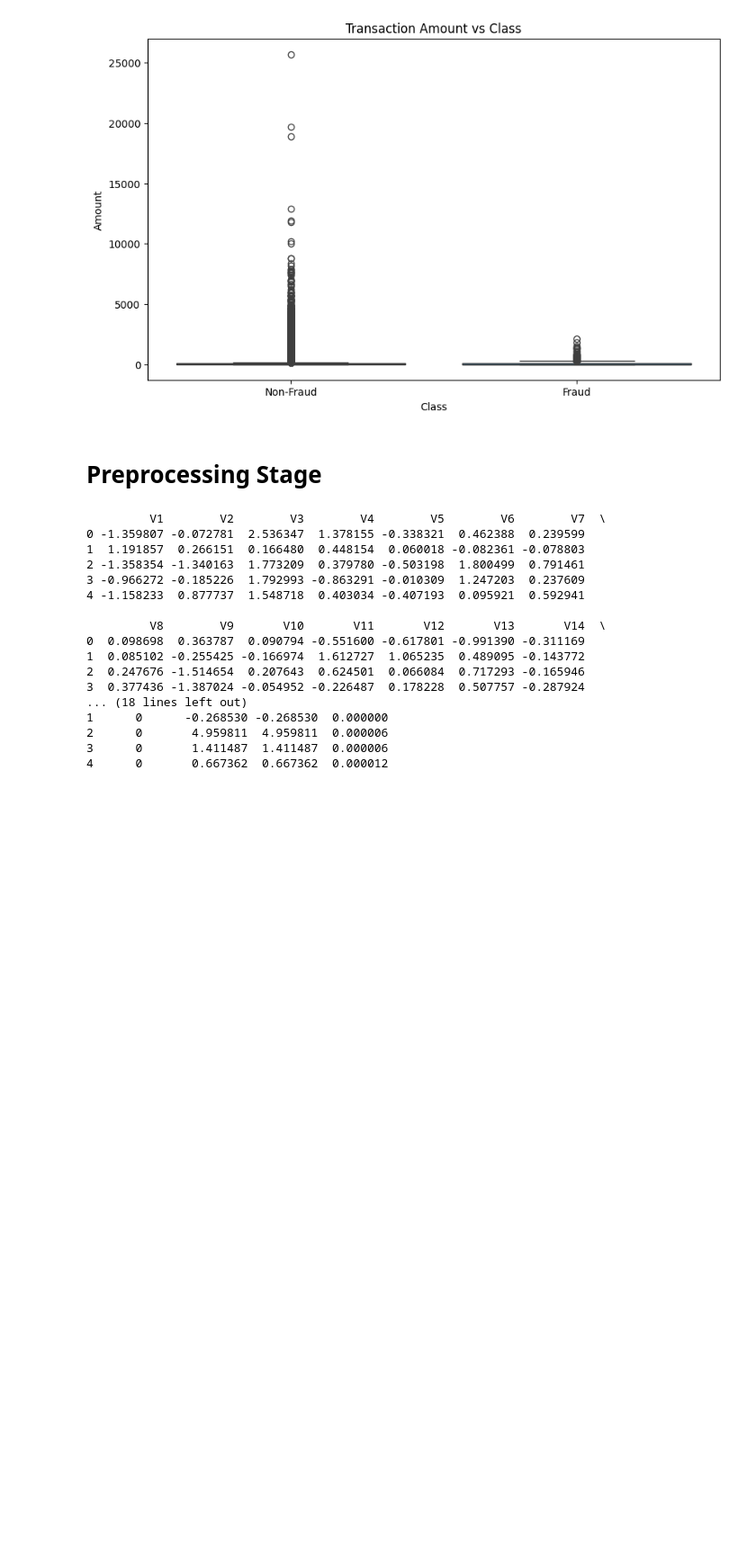
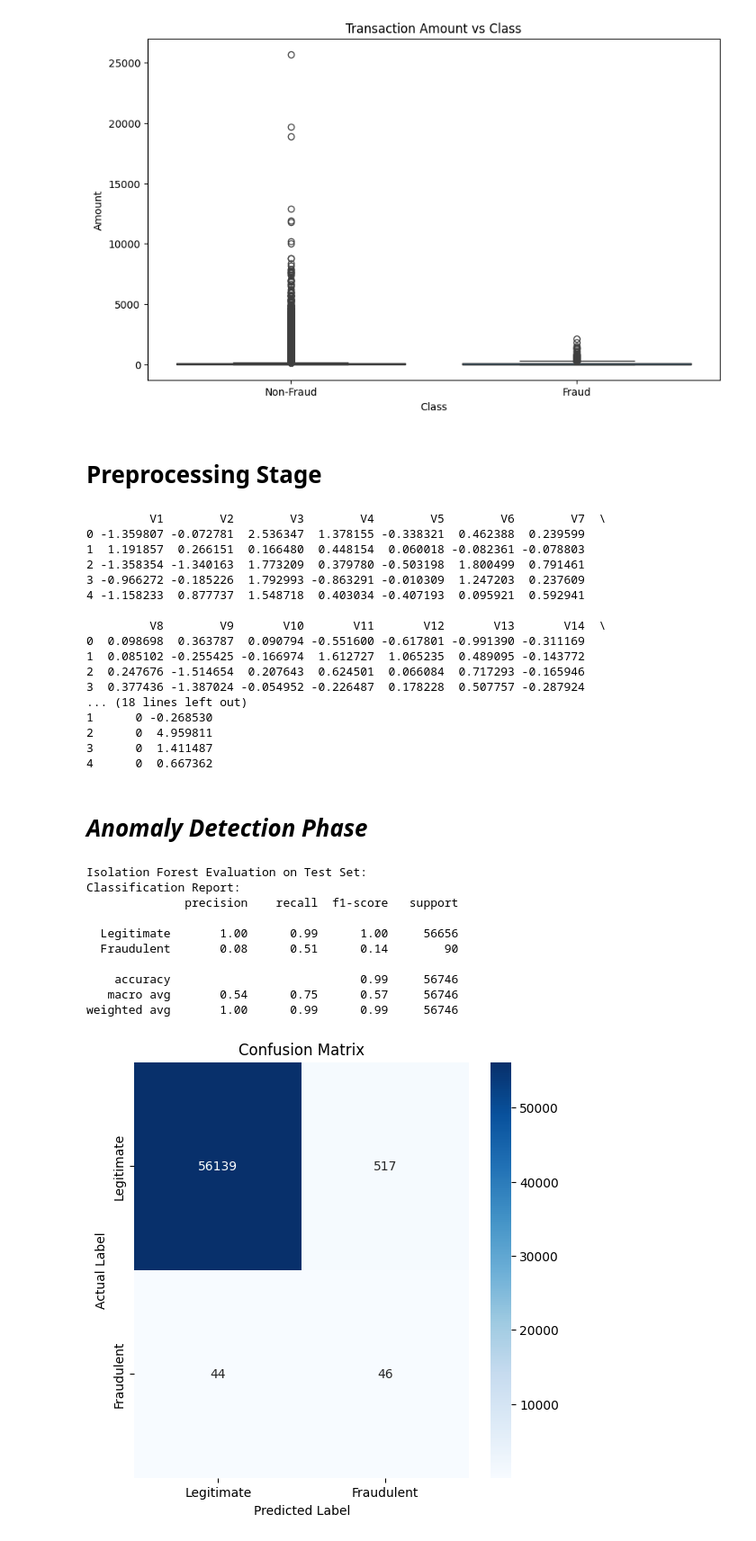
Before and after one commit to franchaise/project, a Jupyter notebook: credit_project.ipynb, the cells around one changed output. Shown at 90% size. Drawn from its saved outputs; the diff is of its cells as text; code cells hidden in the pictures; blank space fills up the shorter version.

Commit message:
anomaly detection models

```diff
--- a/credit_project.ipynb
+++ b/credit_project.ipynb
@@ -206,14 +235,9 @@ amount_values = data_df[['Amount']].values
 scaler = RobustScaler()
 data_df['Scaled_Amount'] = scaler.fit_transform(amount_values)
 
-# Normalize the 'Time' column
-min_time = data_df['Time'].min()
-time_range = data_df['Time'].max() - min_time
-data_df['Scaled_Time'] = data_df['Time'].apply(lambda x: (x - min_time) / time_range)
-
 #  replacing the original columns:
 data_df.drop(['Amount', 'Time'], axis=1, inplace=True)
-data_df.rename(columns={'Scaled_Amount': 'Amount', 'Scaled_Time': 'Time'}, inplace=True)
+data_df.rename(columns={'Scaled_Amount': 'Amount'}, inplace=True)
 
 print(data_df.head())
 # %% [output]
@@ -230,7 +254,68 @@ print(data_df.head())
 2  0.247676 -1.514654  0.207643  0.624501  0.066084  0.717293 -0.165946
 3  0.377436 -1.387024 -0.054952 -0.226487  0.178228  0.507757 -0.287924
 ... (18 lines left out)
-1      0      -0.268530 -0.268530  0.000000
-2      0       4.959811  4.959811  0.000006
-3      0       1.411487  1.411487  0.000006
-4      0       0.667362  0.667362  0.000012
+1      0 -0.268530
+2      0  4.959811
+3      0  1.411487
+4      0  0.667362
+# %% [markdown]
+# ***Anomaly Detection Phase***
+# %%
+X = data_df.drop('Class', axis=1)
+y = data_df['Class']
+
+X_train, X_test, y_train, y_test = train_test_split(X, y, test_size=0.2, random_state=42)
+# %%
+from sklearn.ensemble import IsolationForest
+from sklearn.metrics import classification_report, confusion_matrix
+import numpy as np
+import matplotlib.pyplot as plt
+import seaborn as sns
+
+
+
+n_estimators = 250
+contamination = 0.01
+random_state = 42
+
+# Initialize and train the Isolation Forest model
+iso_forest = IsolationForest(n_estimators=n_estimators, contamination=contamination, random_state=random_state)
+iso_forest.fit(X_train)
+
+# Predictions
+y_train_pred = iso_forest.predict(X_train)
+y_test_pred = iso_forest.predict(X_test)
+
+# Convert predictions to binary labels
+y_train_pred = np.where(y_train_pred == -1, 1, 0)
+y_test_pred = np.where(y_test_pred == -1, 1, 0)
+
+# Get anomaly scores
+iso_train_scores = iso_forest.decision_function(X_train)
+iso_test_scores = iso_forest.decision_function(X_test)
+
+# Evaluation
+print("Isolation Forest Evaluation on Test Set:")
+print("Classification Report:")
+print(classification_report(y_test, y_test_pred, target_names=['Legitimate', 'Fraudulent']))
+
+# Visualize Confusion Matrix
+cm = confusion_matrix(y_test, y_test_pred)
+plt.figure(figsize=(6,6))
+sns.heatmap(cm, annot=True, fmt="d", cmap="Blues", xticklabels=['Legitimate', 'Fraudulent'], yticklabels=['Legitimate', 'Fraudulent'])
+plt.ylabel('Actual Label')
+plt.xlabel('Predicted Label')
+plt.title('Confusion Matrix')
+plt.show()
+# %% [output]
+Isolation Forest Evaluation on Test Set:
+Classification Report:
+              precision    recall  f1-score   support
+
+  Legitimate       1.00      0.99      1.00     56656
+  Fraudulent       0.08      0.51      0.14        90
+
+    accuracy                           0.99     56746
+   macro avg       0.54      0.75      0.57     56746
+weighted avg       1.00      0.99      0.99     56746
+[figure, added]
```
Also changed, not shown: parts of 9 cells of this notebook.
